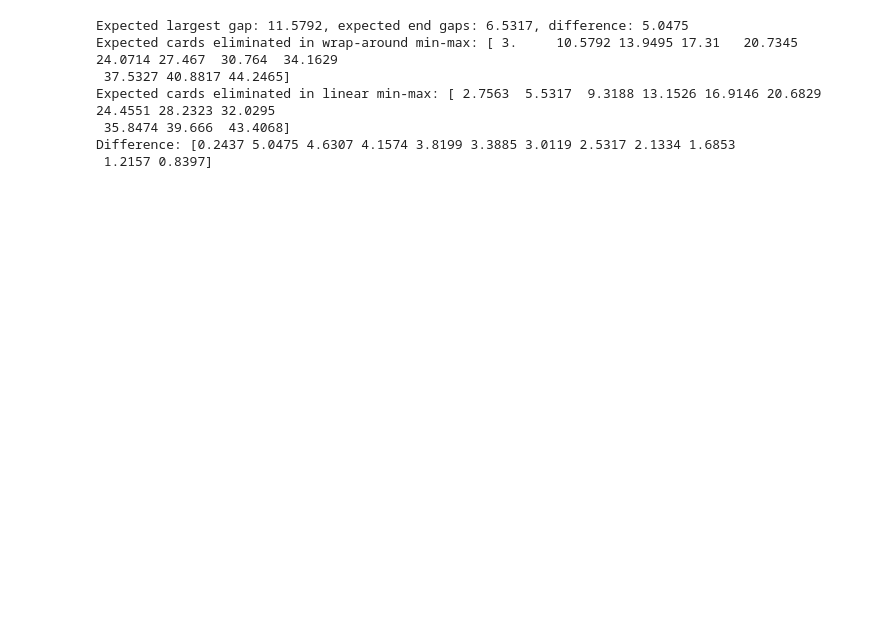
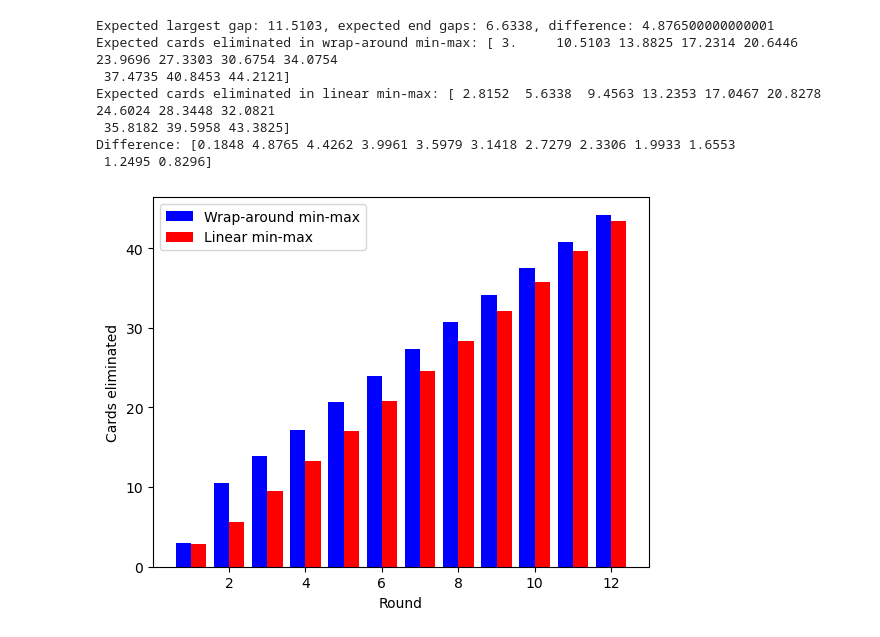
Before and after one commit to ArmanOzcan18/Guess-My-Hand, a Jupyter notebook: teams/wrap_analysis.ipynb, the cells around one changed output. Cells and saved outputs as stored; diff of their text form; code cells hidden in the pictures; blank space fills up the shorter version.

Commit message:
Added graphs

```diff
--- a/teams/wrap_analysis.ipynb
+++ b/teams/wrap_analysis.ipynb
@@ -121,14 +122,16 @@ print(f'Expected largest gap: {expected_largest_gap}, expected end gaps: {expect
 # Calculate the average number of cards eliminated in both cases
 expected_cards_eliminated_wrap = np.mean(cards_eliminated_wrap, axis=0)
 expected_cards_eliminated_linear = np.mean(cards_eliminated_linear, axis=0)
+difference = expected_cards_eliminated_wrap - expected_cards_eliminated_linear
+cumulative_difference = np.cumsum(difference)
 print(f'Expected cards eliminated in wrap-around min-max: {expected_cards_eliminated_wrap}')
 print(f'Expected cards eliminated in linear min-max: {expected_cards_eliminated_linear}')
-print(f'Difference: {expected_cards_eliminated_wrap - expected_cards_eliminated_linear}')
+print(f'Difference: {difference}')
 # %% [output]
-Expected largest gap: 11.5792, expected end gaps: 6.5317, difference: 5.0475
-Expected cards eliminated in wrap-around min-max: [ 3.     10.5792 13.9495 17.31   20.7345 24.0714 27.467  30.764  34.1629
- 37.5327 40.8817 44.2465]
-Expected cards eliminated in linear min-max: [ 2.7563  5.5317  9.3188 13.1526 16.9146 20.6829 24.4551 28.2323 32.0295
- 35.8474 39.666  43.4068]
-Difference: [0.2437 5.0475 4.6307 4.1574 3.8199 3.3885 3.0119 2.5317 2.1334 1.6853
- 1.2157 0.8397]
+Expected largest gap: 11.5103, expected end gaps: 6.6338, difference: 4.876500000000001
+Expected cards eliminated in wrap-around min-max: [ 3.     10.5103 13.8825 17.2314 20.6446 23.9696 27.3303 30.6754 34.0754
+ 37.4735 40.8453 44.2121]
+Expected cards eliminated in linear min-max: [ 2.8152  5.6338  9.4563 13.2353 17.0467 20.8278 24.6024 28.3448 32.0821
+ 35.8182 39.5958 43.3825]
+Difference: [0.1848 4.8765 4.4262 3.9961 3.5979 3.1418 2.7279 2.3306 1.9933 1.6553
+ 1.2495 0.8296]
@@ -138,0 +138,16 @@ Difference: [0.2437 5.0475 4.6307 4.1574 3.8199 3.3885 3.0119 2.5317 2.1334 1.68
+# %%
+# Plot comparison of cards eliminated by round
+rounds = np.arange(1, HAND_SIZE)
+bar_width = 0.4
+r1 = rounds - bar_width / 2
+r2 = rounds + bar_width / 2
+
+plt.bar(r1, expected_cards_eliminated_wrap, width=bar_width, color='b', label='Wrap-around min-max')
+plt.bar(r2, expected_cards_eliminated_linear, width=bar_width, color='r', label='Linear min-max')
+plt.xlabel('Round')
+plt.ylabel('Cards eliminated')
+plt.legend()
+plt.savefig('cards_eliminated.png')
+plt.show()
+# %% [output]
+[figure, added]
```
Also changed, not shown: parts of 4 cells of this notebook, 2 other files.
